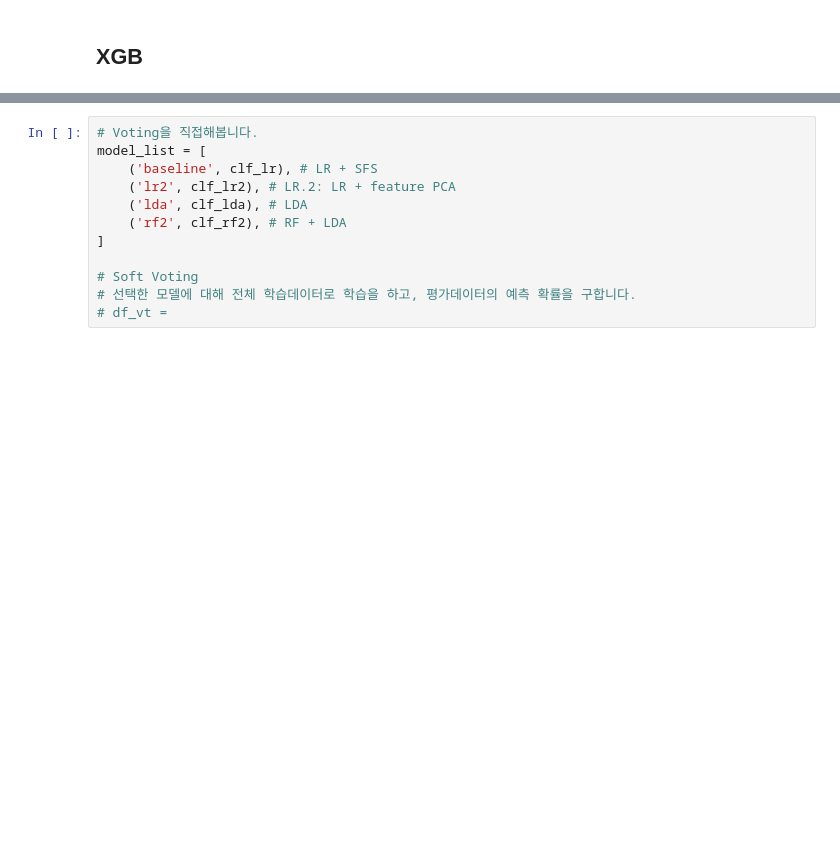
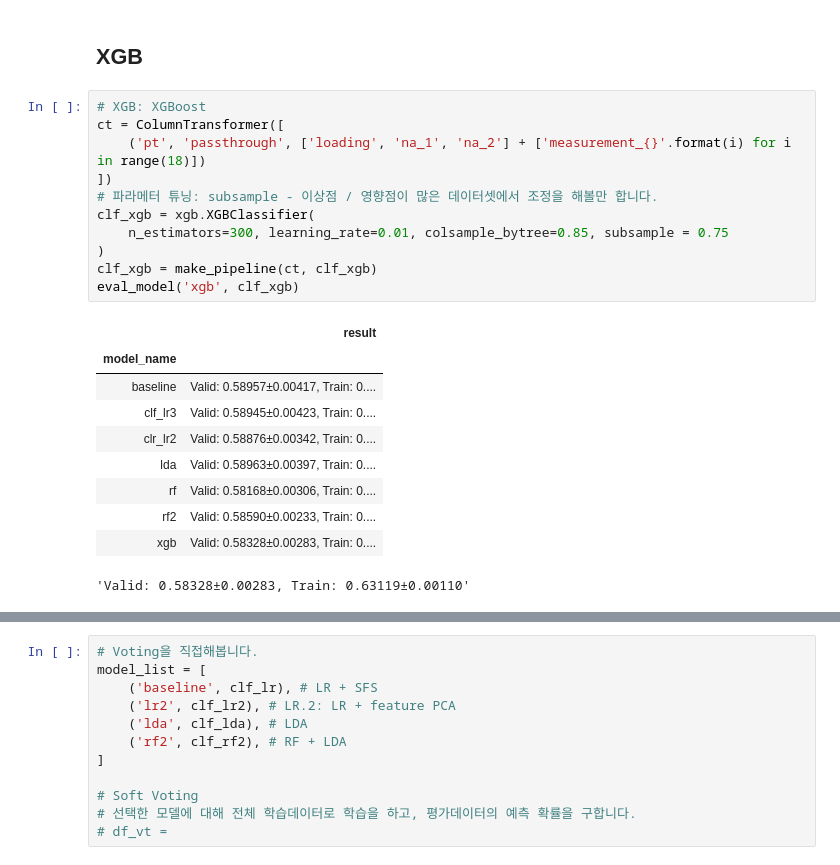
Before and after one commit to sunkusun9/DS_Lv3_2505_2, a Jupyter notebook: sec_ds_lv3_prob1_kaggle.ipynb, the cells around one changed output, grey strips where cells are left out. Cells and saved outputs as stored; diff of their text form; blank space fills up the shorter version.

```diff
--- a/sec_ds_lv3_prob1_kaggle.ipynb
+++ b/sec_ds_lv3_prob1_kaggle.ipynb
@@ -227,5 +445,27 @@ LDA + SFS: STD \['loading', 'measurement_1', 'measurement_4', 'measurement_14',
 # %% [markdown]
 ## XGB
+# %%
+# XGB: XGBoost
+ct = ColumnTransformer([
+    ('pt', 'passthrough', ['loading', 'na_1', 'na_2'] + ['measurement_{}'.format(i) for i in range(18)])
+])
+# 파라메터 튜닝: subsample - 이상점 / 영향점이 많은 데이터셋에서 조정을 해볼만 합니다.
+clf_xgb = xgb.XGBClassifier(
+    n_estimators=300, learning_rate=0.01, colsample_bytree=0.85, subsample = 0.75
+)
+clf_xgb = make_pipeline(ct, clf_xgb)
+eval_model('xgb', clf_xgb)
+# %% [output]
+|  | result |
+| model_name |  |
+| baseline | Valid: 0.58957±0.00417, Train: 0.... |
+| clf_lr3 | Valid: 0.58945±0.00423, Train: 0.... |
+| clr_lr2 | Valid: 0.58876±0.00342, Train: 0.... |
+| lda | Valid: 0.58963±0.00397, Train: 0.... |
+| rf | Valid: 0.58168±0.00306, Train: 0.... |
+| rf2 | Valid: 0.58590±0.00233, Train: 0.... |
+| xgb | Valid: 0.58328±0.00283, Train: 0.... |
+'Valid: 0.58328±0.00283, Train: 0.63119±0.00110'
 # %%
 # Voting을 합니다.
 from sklearn.ensemble import VotingClassifier
```
Also changed, not shown: parts of 42 cells of this notebook.
